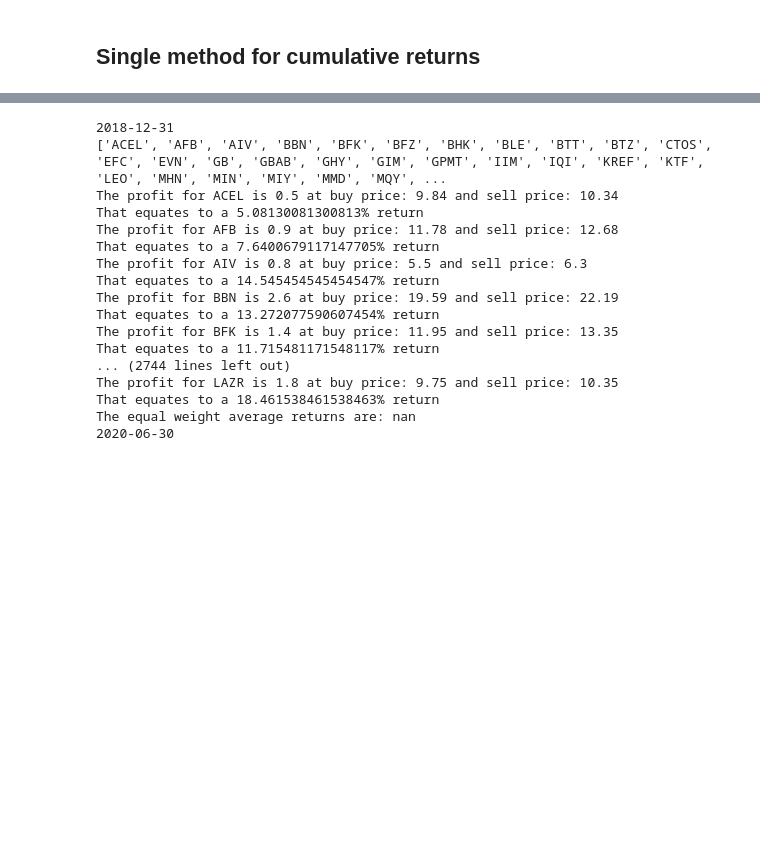
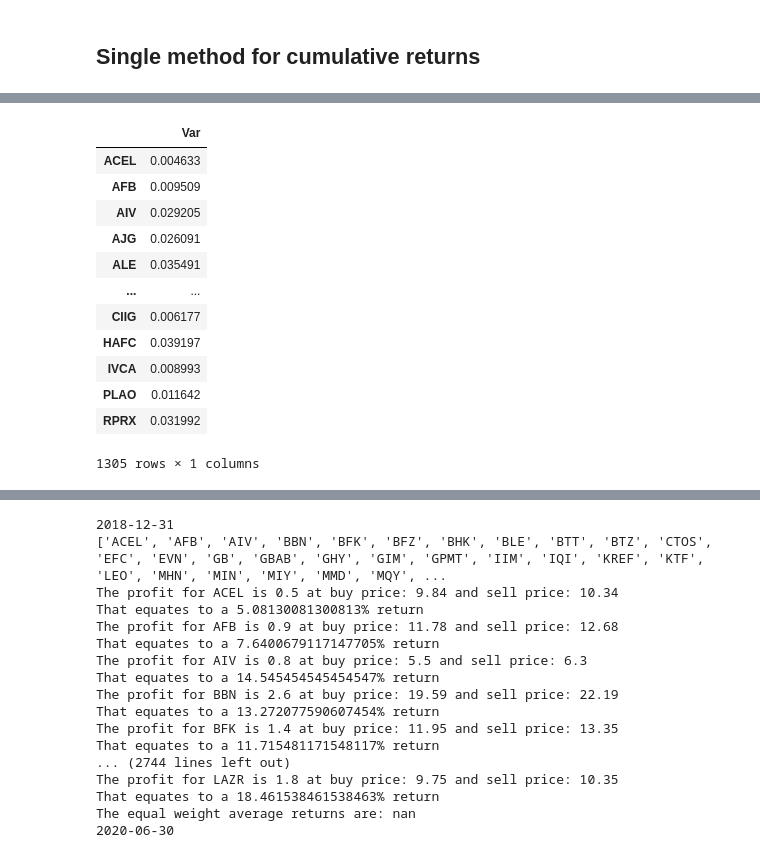
Before and after one commit to kaigg96/The-Advantage-of-Being-Small-A-Model-for-Individual-Investors, a Jupyter notebook: Main.ipynb, the cells around one changed output, grey strips where cells are left out. Saved outputs shown, nothing was run; the diff lists cells and outputs as text; code cells hidden in the pictures; blank space fills up the shorter version.

```diff
--- a/Main.ipynb
+++ b/Main.ipynb
@@ -560,0 +471,17 @@ def back_calculate_returns(list_of_stocks, start_date, end_date):
+# %%
+var_df = pd.DataFrame.from_dict(var_df, orient='index', columns=['Var'])
+var_df
+# %% [output]
+|  | Var |
+| ACEL | 0.004633 |
+| AFB | 0.009509 |
+| AIV | 0.029205 |
+| AJG | 0.026091 |
+| ALE | 0.035491 |
+| ... | ... |
+| CIIG | 0.006177 |
+| HAFC | 0.039197 |
+| IVCA | 0.008993 |
+| PLAO | 0.011642 |
+| RPRX | 0.031992 |
+1305 rows × 1 columns
```
Also changed, not shown: parts of 42 cells of this notebook.
